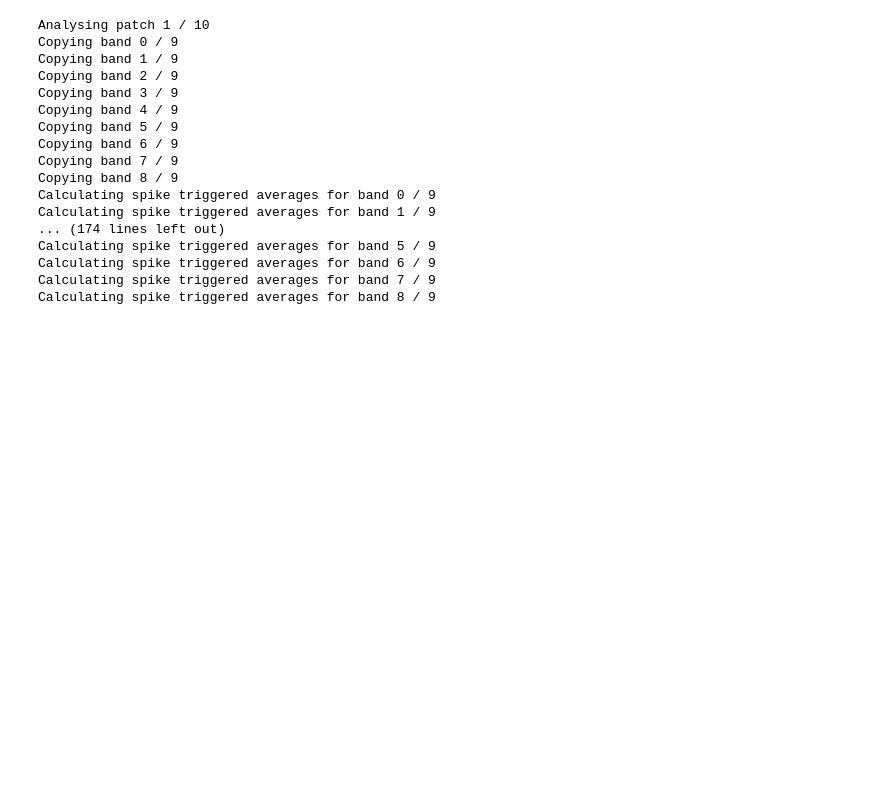
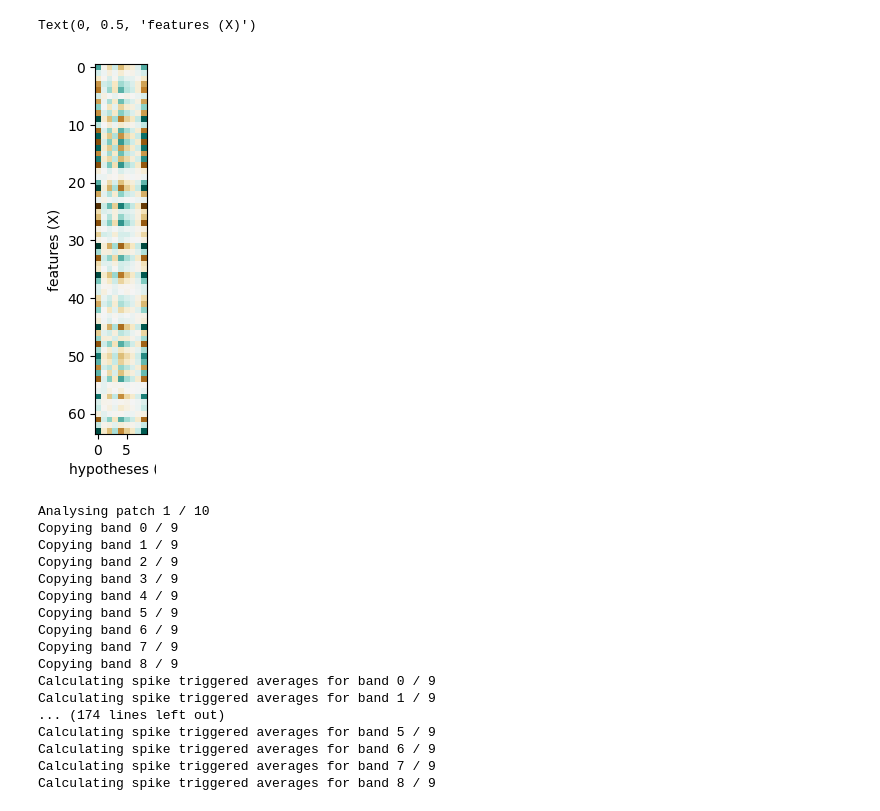
Before and after one commit to vdplasthijs/NeurEO, a Jupyter notebook: notebooks/test sta.ipynb, the cells around one changed output. Saved outputs shown, nothing was run; the diff lists cells and outputs as text; code cells hidden in the pictures; blank space fills up the shorter version.

```diff
--- a/notebooks/test sta.ipynb
+++ b/notebooks/test sta.ipynb
@@ -74,3 +203,10 @@ plt.yscale('log')
+# %%
+plt.imshow(np.dot(dict_outcome_cca['x_loadings'], dict_outcome_cca['y_loadings'].T), cmap='BrBG')
+plt.xlabel('hypotheses (Y)')
+plt.ylabel('features (X)')
+# %% [output]
+Text(0, 0.5, 'features (X)')
+[figure, added]
 # %%
 
 # Get names of hypotheses: different coarse land coverage classes
```
Also changed, not shown: parts of 15 cells of this notebook, 9 other files.
